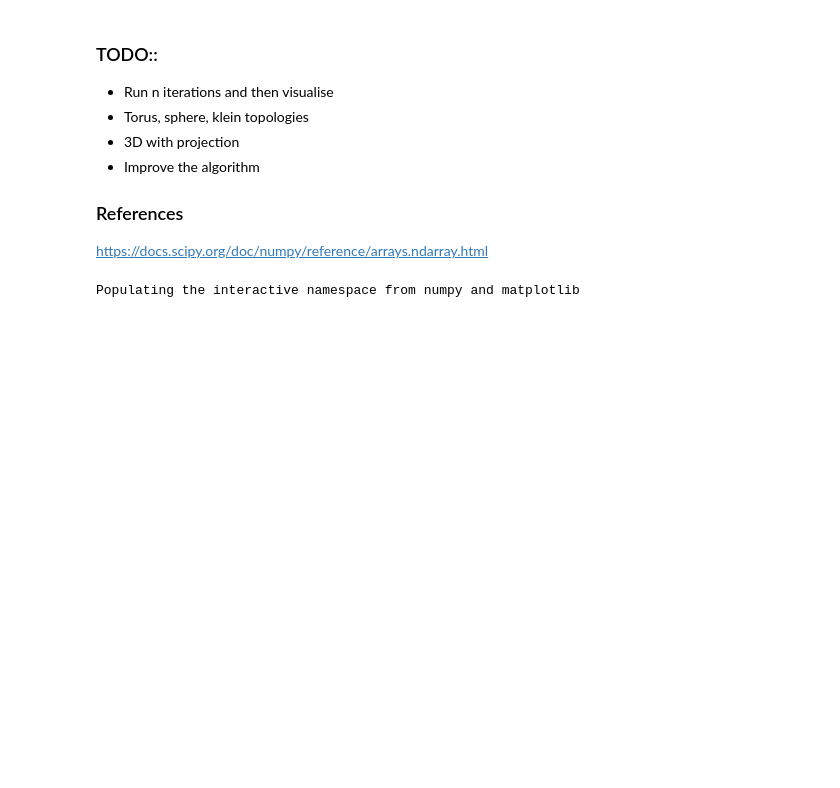
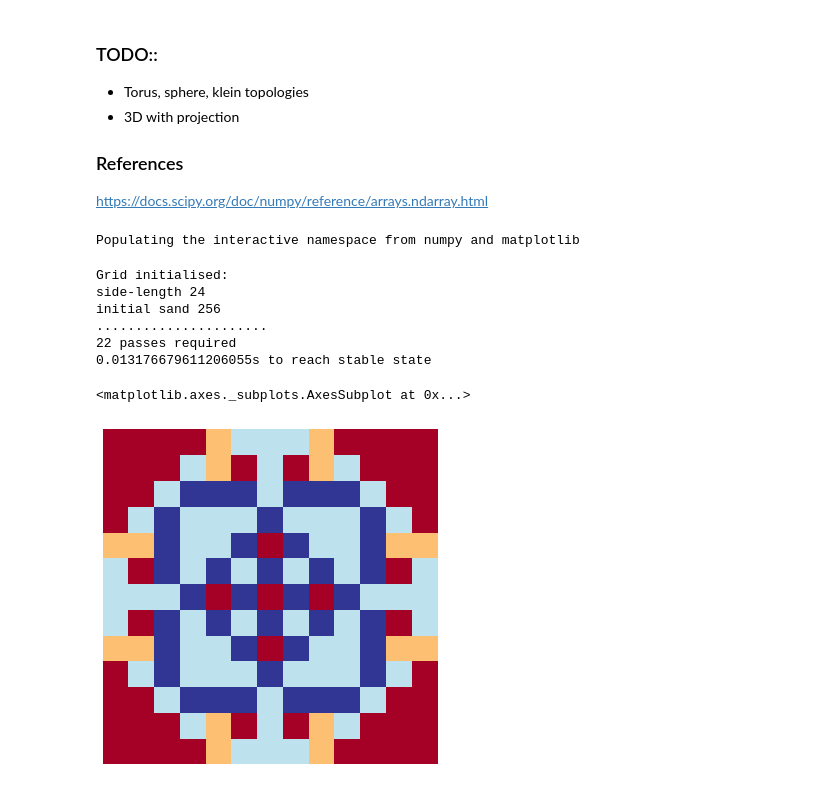
Before and after one commit to sminez/recreational_mathematics, a Jupyter notebook: Sandpiles/Sandpiles.ipynb, the cells around one changed output. Cells and saved outputs as stored; diff of their text form; code cells hidden in the pictures; blank space fills up the shorter version.

```diff
--- a/Sandpiles/Sandpiles.ipynb
+++ b/Sandpiles/Sandpiles.ipynb
@@ -1,9 +1,7 @@
 # %% [markdown]
 ### TODO::
-- Run n iterations and then visualise
 - Torus, sphere, klein topologies
 - 3D with projection
-- Improve the algorithm
 
 ### References
 https://docs.scipy.org/doc/numpy/reference/arrays.ndarray.html
@@ -12,6 +10,9 @@ https://docs.scipy.org/doc/numpy/reference/arrays.ndarray.html
 import numpy as np
 import seaborn as sns
 from time import time
+from subprocess import run
+from matplotlib import animation
+from matplotlib import pyplot as plt
 
 
 class SandHeap:
@@ -65,10 +66,10 @@ class SandHeap:
 
     def init_grid(self):
         side_length = int(self.starting_sand ** 0.5)
-        if self.topple_pattern == 'x':
-            side_length = int(side_length * 1.1)
+        if self.topple_pattern in ['x', '+']:
+            side_length = int(side_length * 1.5)
         else:
-            side_length *= 0.6
+            side_length = int(side_length * 0.6)
 
         self.grid = np.zeros((side_length, side_length), np.int64)
         centre = int(side_length / 2)
@@ -138,12 +139,41 @@ class SandHeap:
         else:
             self.grid = grid
 
-
     def print_grid(self):
         print(s.starting_sand)
         for row in self.grid:
             line = [str(cell) for cell in row]
             print(''.join(line))
+
+
+def animate(n=50, k=10, step=1, pat='+', ftype='gif', fps=60):
+    '''Plot the first n steps of pattern k'''
+    fig = plt.figure()
+    s = SandHeap(k, pat)
+    g = s.ntopple(step, True)
+    ax = sns.heatmap(g, cbar=False, xticklabels=False, yticklabels=False, cmap="RdYlBu")
+
+    def init():
+        ax = sns.heatmap(g, cbar=False, xticklabels=False, yticklabels=False, cmap="RdYlBu")
+        return ax,
+
+    def animate(i, ax, fig):
+        ax.cla()
+        g = s.ntopple(step, True)
+        ax = sns.heatmap(g, cbar=False, xticklabels=False, yticklabels=False, cmap="RdYlBu", ax=ax)
+        return ax,
+
+    anim = animation.FuncAnimation(fig, animate, init_func=init, frames=n, fargs=(ax,fig), repeat_delay=50)
+
+    if ftype == "mp4":
+        fname = "2_{}_{}.mp4".format(k, pat)
+        anim.save(fname, writer="ffmpeg", fps=fps, bitrate=2000)
+    elif ftype == "gif":
+        fname = "2_{}_{}.gif".format(k, pat)
+        anim.save(fname, writer="imagemagick", fps=fps, dpi=100)
+        # Trim border
+        run(["convert", fname, "-fuzz", "1%", "-trim", "+repage", fname])
+    plt.show()
 # %% [output]
 Populating the interactive namespace from numpy and matplotlib
 # %%
@@ -159,4 +189,18 @@ res = {
         }
     }
 }
+# %%
+s = SandHeap(8, '+')
+g = s.topple(True)
+plt.figure(figsize=(6, 6))
+sns.heatmap(s.grid, cbar=False, xticklabels=False, yticklabels=False, cmap="RdYlBu")
+# %% [output]
+Grid initialised:
+side-length 24
+initial sand 256
+......................
+22 passes required
+0.013176679611206055s to reach stable state
+<matplotlib.axes._subplots.AxesSubplot at 0x...>
+[figure, added]
 # %%
```
Also changed, not shown: parts of 8 cells of this notebook, 4 other files.
